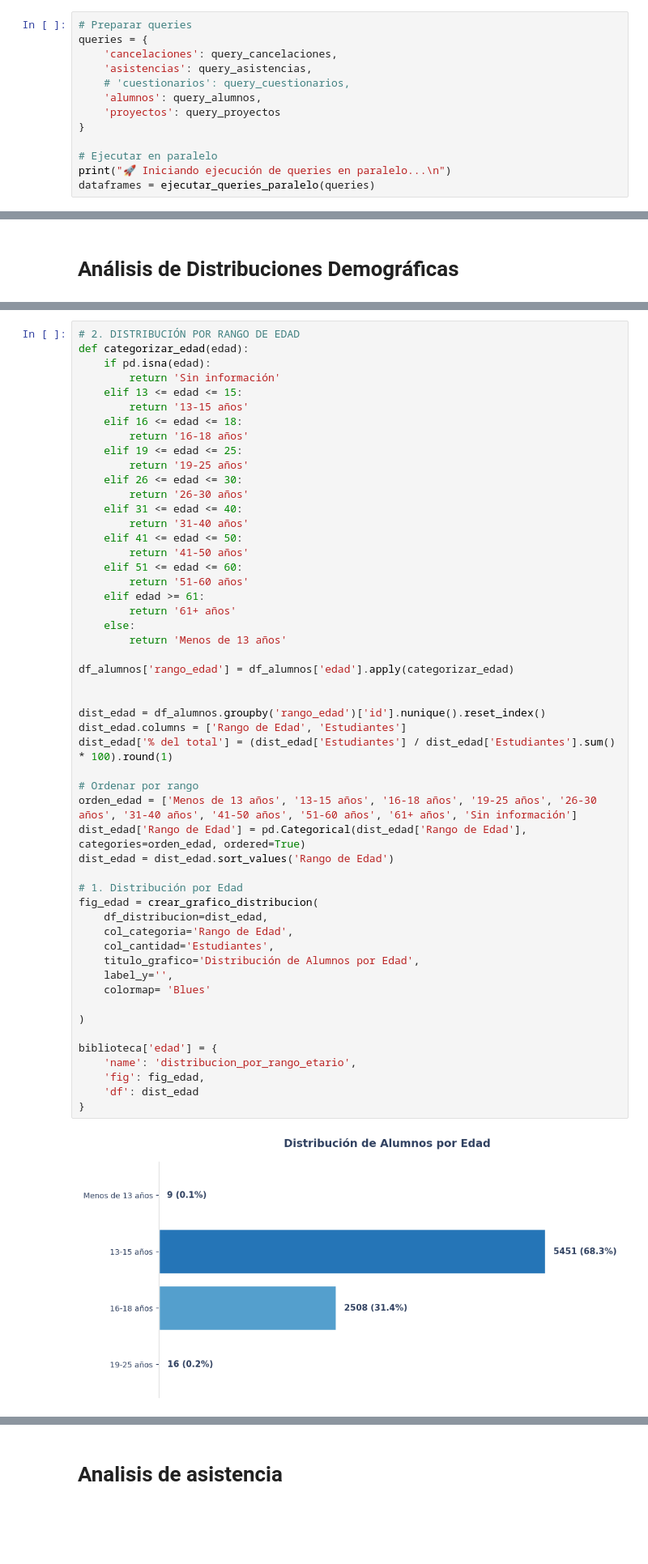
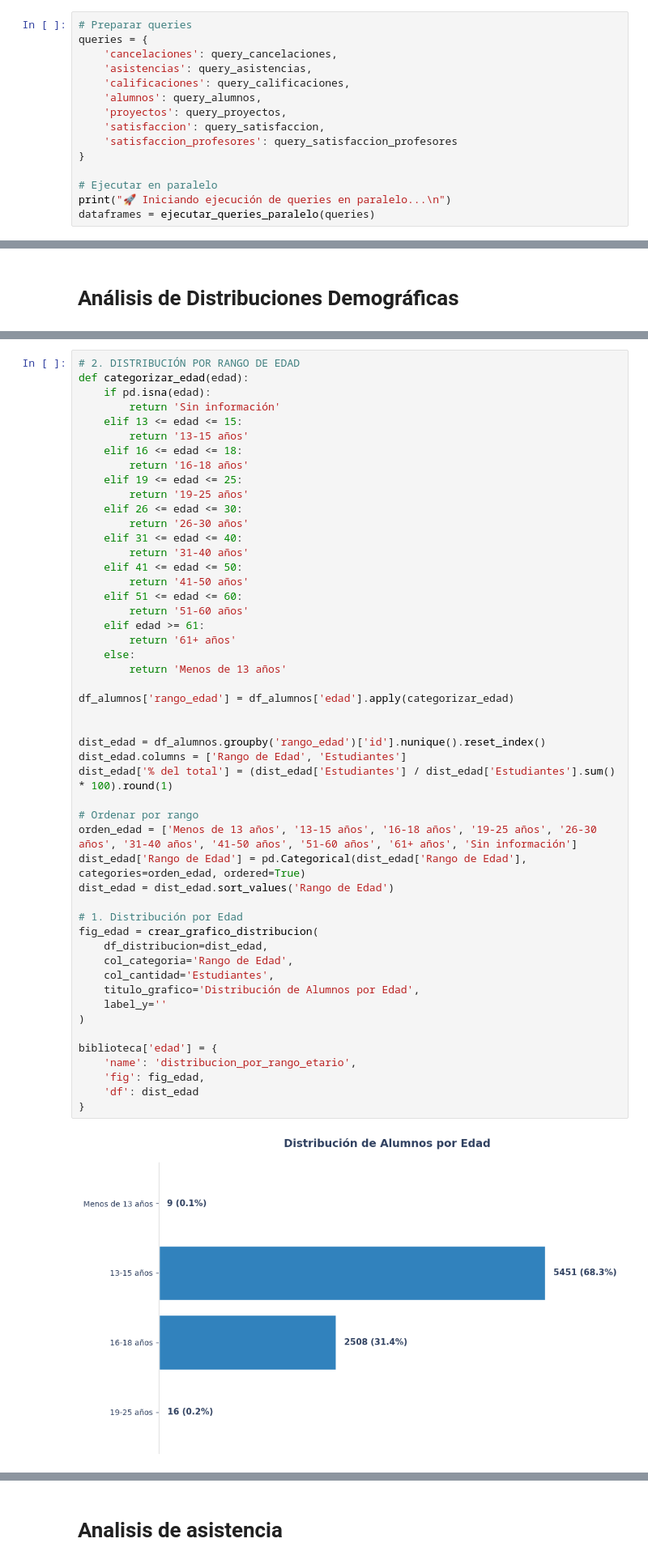
Before and after one commit to Crack-The-Code-Data/Resumen-automatico-de-cierre-de-proyectos, a Jupyter notebook: Notebook.ipynb, the cells around one changed output, grey strips where cells are left out. Shown: that part at 81% size. Drawn from its saved outputs; the diff is of its cells as text; blank space fills up the shorter version.

```diff
--- a/Notebook.ipynb
+++ b/Notebook.ipynb
@@ -367,9 +812,11 @@ group by
 queries = {
     'cancelaciones': query_cancelaciones,
     'asistencias': query_asistencias,
-    # 'cuestionarios': query_cuestionarios,
+    'calificaciones': query_calificaciones,
     'alumnos': query_alumnos,
-    'proyectos': query_proyectos
+    'proyectos': query_proyectos,
+    'satisfaccion': query_satisfaccion,
+    'satisfaccion_profesores': query_satisfaccion_profesores
 }
 
 # Ejecutar en paralelo
@@ -677,37 +1163,35 @@ def categorizar_edad(edad):
         return '61+ años'
     else:
         return 'Menos de 13 años'
 
 df_alumnos['rango_edad'] = df_alumnos['edad'].apply(categorizar_edad)
 
 
 dist_edad = df_alumnos.groupby('rango_edad')['id'].nunique().reset_index()
 dist_edad.columns = ['Rango de Edad', 'Estudiantes']
 dist_edad['% del total'] = (dist_edad['Estudiantes'] / dist_edad['Estudiantes'].sum() * 100).round(1)
 
 # Ordenar por rango
 orden_edad = ['Menos de 13 años', '13-15 años', '16-18 años', '19-25 años', '26-30 años', '31-40 años', '41-50 años', '51-60 años', '61+ años', 'Sin información']
 dist_edad['Rango de Edad'] = pd.Categorical(dist_edad['Rango de Edad'], categories=orden_edad, ordered=True)
 dist_edad = dist_edad.sort_values('Rango de Edad')
 
 # 1. Distribución por Edad
 fig_edad = crear_grafico_distribucion(
     df_distribucion=dist_edad,
     col_categoria='Rango de Edad',
     col_cantidad='Estudiantes',
     titulo_grafico='Distribución de Alumnos por Edad',
-    label_y='',
-    colormap= 'Blues'
-
+    label_y=''
 )
 
 biblioteca['edad'] = {
     'name': 'distribucion_por_rango_etario',
     'fig': fig_edad,
     'df': dist_edad
 }
 # %% [output]
-[figure, old version]
+[figure, new version]
 # %%
 # 4. DISTRIBUCIÓN POR ETNIA/ASCENDENCIA
 # Desagregar etnias concatenadas (separadas por |)
```
Also changed, not shown: parts of 43 cells of this notebook, 1 other file.
